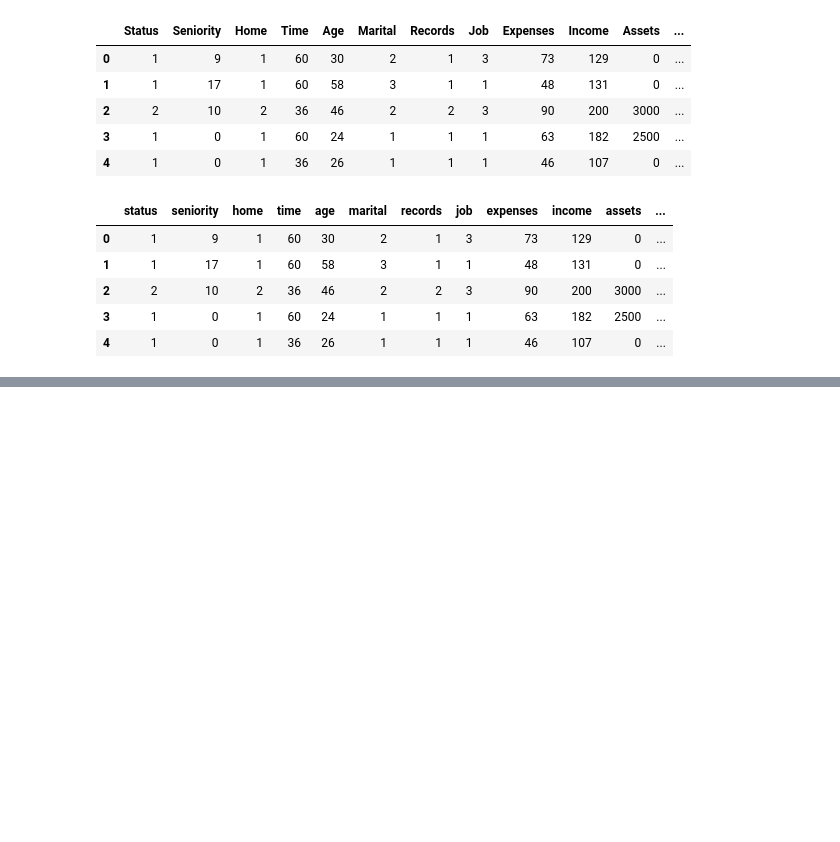
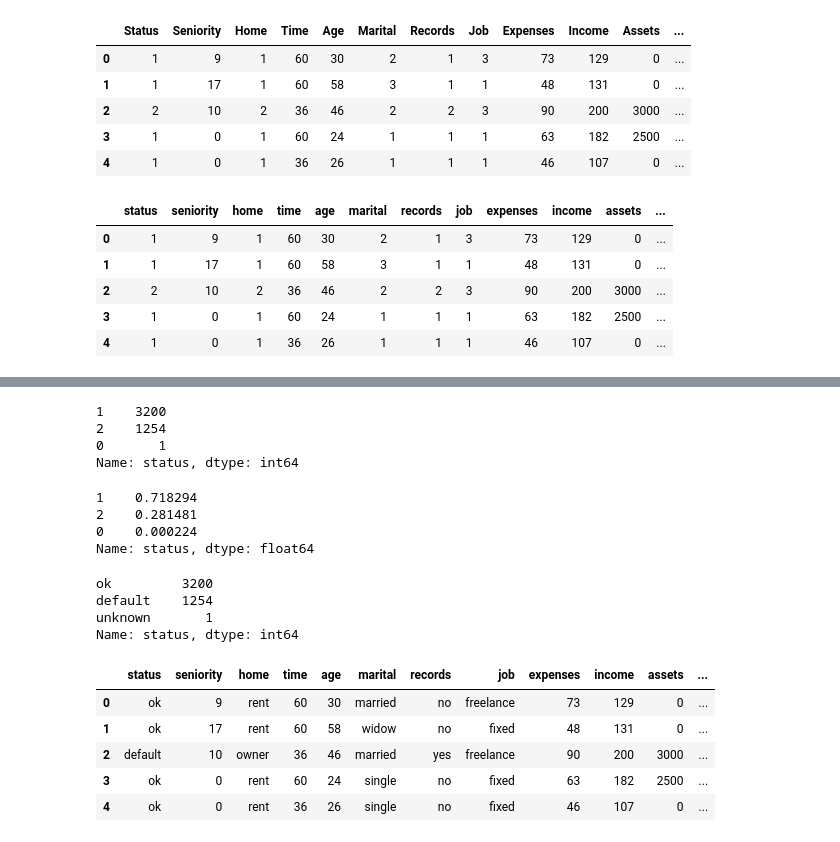
Before and after one commit to a-kravets/Data-Analytics-Projects, a Jupyter notebook: Credit Risk Scoring/credit_risk_scoring.ipynb, the cells around one changed output, grey strips where cells are left out. Drawn from its saved outputs; the diff is of its cells as text; code cells hidden in the pictures; blank space fills up the shorter version.

```diff
--- a/Credit Risk Scoring/credit_risk_scoring.ipynb
+++ b/Credit Risk Scoring/credit_risk_scoring.ipynb
@@ -38,0 +57,32 @@ df.head()
+# %%
+df.status.value_counts()
+# %% [output]
+1    3200
+2    1254
+0       1
+Name: status, dtype: int64
+# %%
+df.status.value_counts(normalize=True)
+# %% [output]
+1    0.718294
+2    0.281481
+0    0.000224
+Name: status, dtype: float64
+# %%
+# reformat the categorical variables which are int64 into object
+# so we could use one-hot encoding later on
+
+status_values = {
+    1: 'ok',
+    2: 'default',
+    0: 'unknown'
+}
+
+# we can do this using map() function
+df.status = df.status.map(status_values)
+df.status.value_counts()
+# %% [output]
+ok         3200
+default    1254
+unknown       1
+Name: status, dtype: int64
@@ -38,0 +132,11 @@ df.head()
+# %%
+# checking
+
+df.head()
+# %% [output]
+|  | status | seniority | home | time | age | marital | records | job | expenses | income | assets | ... |
+| 0 | ok | 9 | rent | 60 | 30 | married | no | freelance | 73 | 129 | 0 | ... |
+| 1 | ok | 17 | rent | 60 | 58 | widow | no | fixed | 48 | 131 | 0 | ... |
+| 2 | default | 10 | owner | 36 | 46 | married | yes | freelance | 90 | 200 | 3000 | ... |
+| 3 | ok | 0 | rent | 60 | 24 | single | no | fixed | 63 | 182 | 2500 | ... |
+| 4 | ok | 0 | rent | 36 | 26 | single | no | fixed | 46 | 107 | 0 | ... |
```
Also changed, not shown: parts of 14 cells of this notebook.
